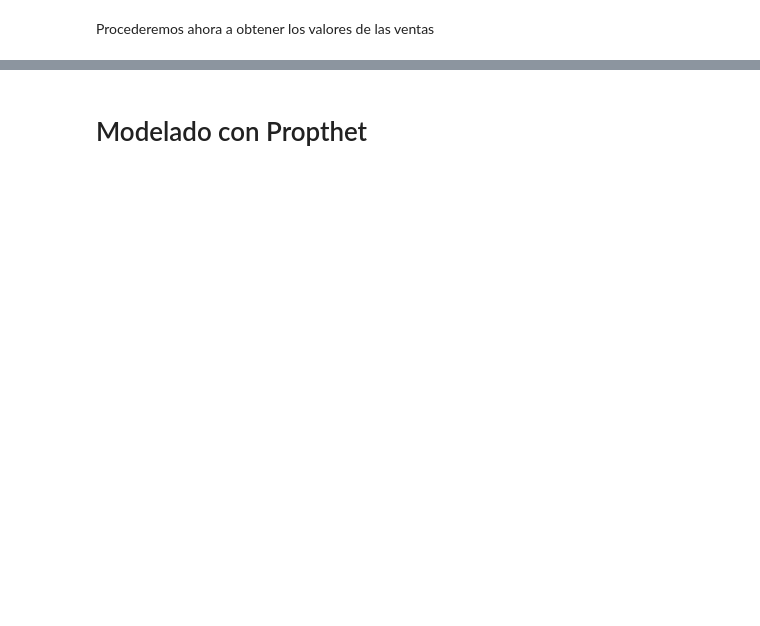
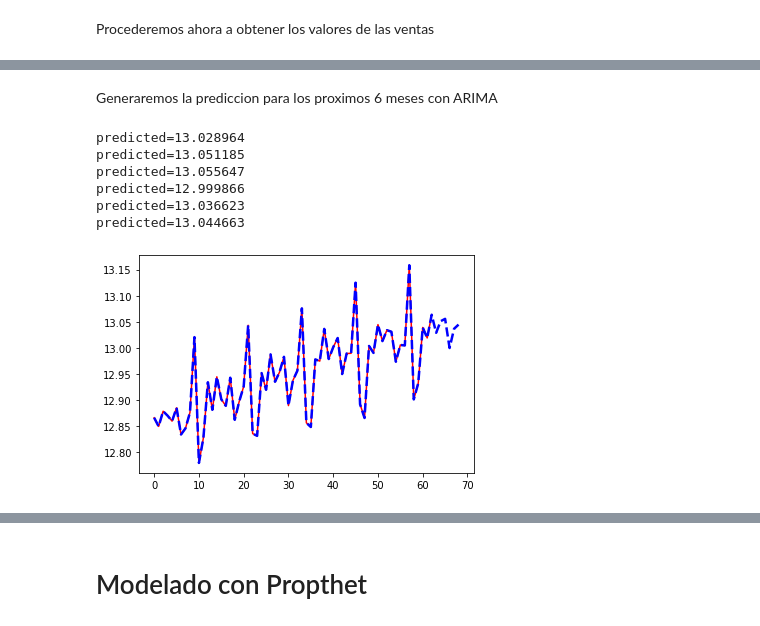
Before and after one commit to diegojeda/Maestria-Analtica-UniAndes, a Jupyter notebook: E05-prophet.ipynb, the cells around one changed output, grey strips where cells are left out. Cells and saved outputs as stored; diff of their text form; code cells hidden in the pictures; blank space fills up the shorter version.

```diff
--- a/E05-prophet.ipynb
+++ b/E05-prophet.ipynb
@@ -223,0 +222,37 @@ plt.plot(sales_pred, color="red")
+# %% [markdown]
+Generaremos la prediccion para los proximos 6 meses con ARIMA
+# %%
+# Importamos la base
+Ser = pd.read_csv('example_retail_sales.csv',header=0, parse_dates=[0], index_col=0, squeeze=True)
+Ser =  np.log(Ser)
+# %%
+# Tomamos valores de la serie (solo valores)
+X = Ser.values
+
+history = [x for x in X]
+
+# Definimos la prediccion
+predictions = list()
+
+for t in range(1,7):
+	model = ARIMA(history, order=(12,1,0))
+	model_fit = model.fit(disp=0)
+	output = model_fit.forecast() #pronostica un solo dato
+	yhat = output[0]
+	predictions.append(yhat[0])
+	history.append(yhat[0])
+	print('predicted=%f' % (yhat))
+# %% [output]
+predicted=13.028964
+predicted=13.051185
+predicted=13.055647
+predicted=12.999866
+predicted=13.036623
+predicted=13.044663
+# %%
+#Graficamos los valores de la prediccion de 6 meses hacia adelane
+
+plt.plot(Ser.values[230:],color="red")
+plt.plot(history[230:],color="blue",linestyle="--",linewidth=2.5);
+# %% [output]
+[figure, added]
```
Also changed, not shown: parts of 36 cells of this notebook.
